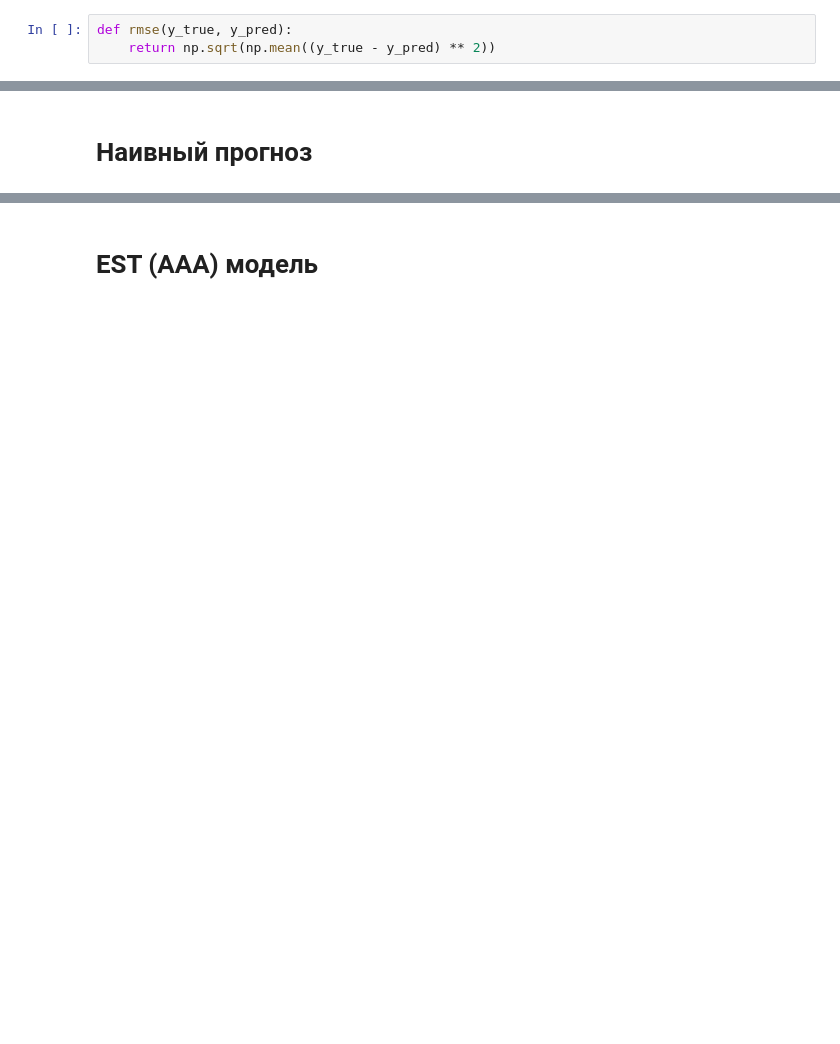
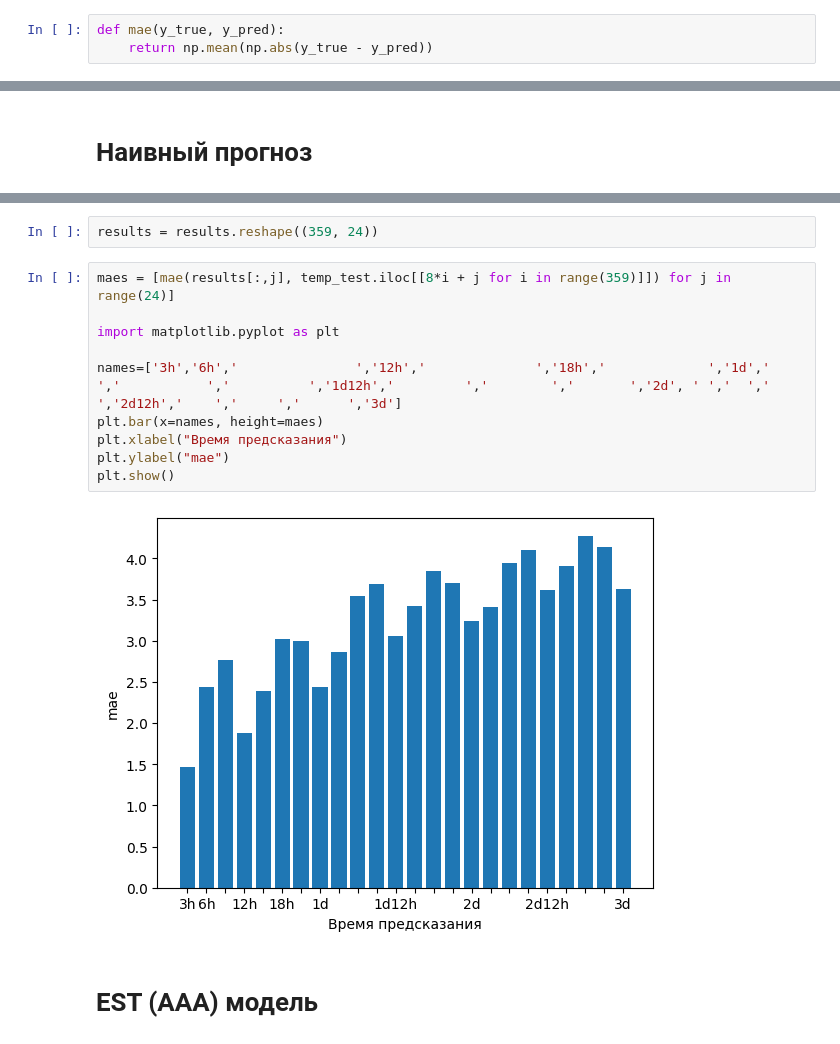
Before and after one commit to S0krat/FQW, a Jupyter notebook: ets.ipynb, the cells around one changed output, grey strips where cells are left out. Cells and saved outputs as stored; diff of their text form; blank space fills up the shorter version.

```diff
--- a/ets.ipynb
+++ b/ets.ipynb
@@ -51,6 +23,6 @@ plot_series(date_temp_df[-1000:])
 # %%
-def rmse(y_true, y_pred):
-    return np.sqrt(np.mean((y_true - y_pred) ** 2))
+def mae(y_true, y_pred):
+    return np.mean(np.abs(y_true - y_pred))
 # %%
 from sktime.forecasting.model_selection import temporal_train_test_split
 
@@ -107,3 +52,17 @@ rmse(dtd_pred, dtd_test)  # 5.732899
+# %%
+results = results.reshape((359, 24))
+# %%
+maes = [mae(results[:,j], temp_test.iloc[[8*i + j for i in range(359)]]) for j in range(24)]
+
+import matplotlib.pyplot as plt
+
+names=['3h','6h','               ','12h','              ','18h','             ','1d','            ','           ','          ','1d12h','         ','        ','       ','2d', ' ','  ','   ','2d12h','    ','     ','      ','3d']
+plt.bar(x=names, height=maes)
+plt.xlabel("Время предсказания")
+plt.ylabel("mae")
+plt.show()
+# %% [output]
+[figure, added]
 # %% [markdown]
 # EST (AAA) модель
 # %%
```
Also changed, not shown: parts of 26 cells of this notebook, 3 other files.
